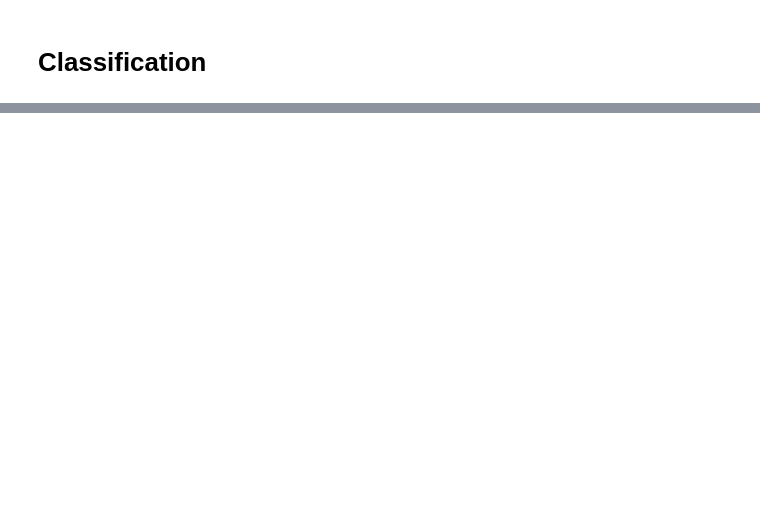
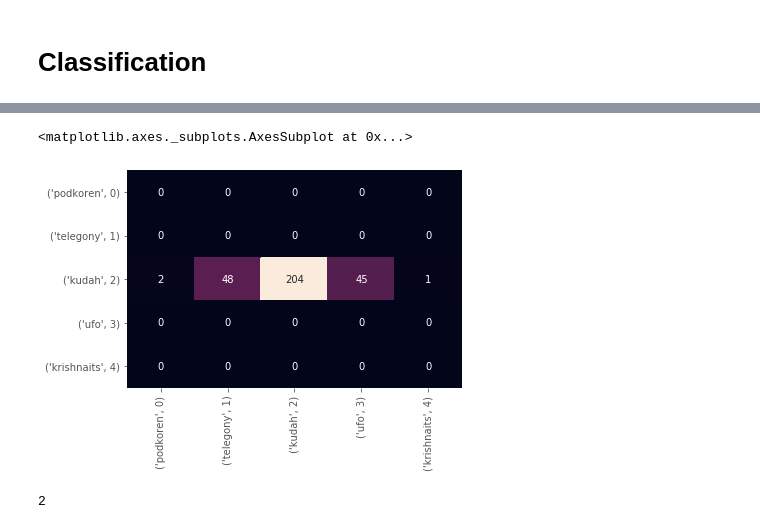
Before and after one commit to leramorozova/DS_Courses, a Jupyter notebook: LingvoDS_sect/DS_Project_sect.ipynb, the cells around one changed output, grey strips where cells are left out. Saved outputs shown, nothing was run; the diff lists cells and outputs as text; code cells hidden in the pictures; blank space fills up the shorter version.

```diff
--- a/LingvoDS_sect/DS_Project_sect.ipynb
+++ b/LingvoDS_sect/DS_Project_sect.ipynb
@@ -513,0 +619,24 @@ for el in cross_val_folds:
+# %%
+import xgboost as xgb
+
+accs = []
+micro_f1s = []
+micro_ps = []
+micro_rs = []
+macro_f1s = []
+macro_ps = []
+macro_rs = []
+
+for train_index, test_index in kf.split(X):
+    X_train, X_test = X.iloc[train_index], X.iloc[test_index]
+    y_train, y_test = y.iloc[train_index], y.iloc[test_index]
+    xgb_model = xgb.XGBRegressor(objective="reg:linear", random_state=42)
+    xgb_model.fit(X_train, y_train)
+    predicted = xgb_model.predict(X_test)
+    accs.append(accuracy_score(predicted.round(), y_test))
+    micro_f1s.append(f1_score(predicted.round(), y_test, average = 'micro'))
+    micro_ps.append(precision_score(predicted.round(), y_test, average = 'micro'))
+    micro_rs.append(recall_score(predicted.round(), y_test, average = 'micro'))
+    macro_f1s.append(f1_score(predicted.round(), y_test, average = 'macro'))
+    macro_ps.append(precision_score(predicted.round(), y_test, average = 'macro'))
+    macro_rs.append(recall_score(predicted.round(), y_test, average = 'macro'))
@@ -513,0 +670,37 @@ for el in cross_val_folds:
+# %%
+sns.heatmap(data=confusion_matrix(y_test, predicted.round()), annot=True, fmt="d", cbar=False, xticklabels=source2id.items(), yticklabels=source2id.items())
+# %% [output]
+<matplotlib.axes._subplots.AxesSubplot at 0x...>
+[figure, added]
+# %%
+from sklearn.decomposition import PCA
+
+pca = PCA(n_components=2)
+pca.fit(X)
+X = pca.transform(X)
+
+print(pca.n_components_)
+
+accs = []
+micro_f1s = []
+micro_ps = []
+micro_rs = []
+macro_f1s = []
+macro_ps = []
+macro_rs = []
+
+for train_index, test_index in kf.split(X):
+    X_train, X_test = X[train_index], X[test_index]
+    y_train, y_test = y[train_index], y[test_index]
+    forest = RandomForestClassifier(n_estimators=100, n_jobs=-1, random_state=17)
+    forest.fit(X_train, y_train)
+    predicted = forest.predict(X_test)
+    accs.append(accuracy_score(predicted, y_test))
+    micro_f1s.append(f1_score(predicted, y_test, average = 'micro'))
+    micro_ps.append(precision_score(predicted, y_test, average = 'micro'))
+    micro_rs.append(recall_score(predicted, y_test, average = 'micro'))
+    macro_f1s.append(f1_score(predicted, y_test, average = 'macro'))
+    macro_ps.append(precision_score(predicted, y_test, average = 'macro'))
+    macro_rs.append(recall_score(predicted, y_test, average = 'macro'))
+# %% [output]
+2
```
Also changed, not shown: parts of 18 cells of this notebook, 1 other file.
